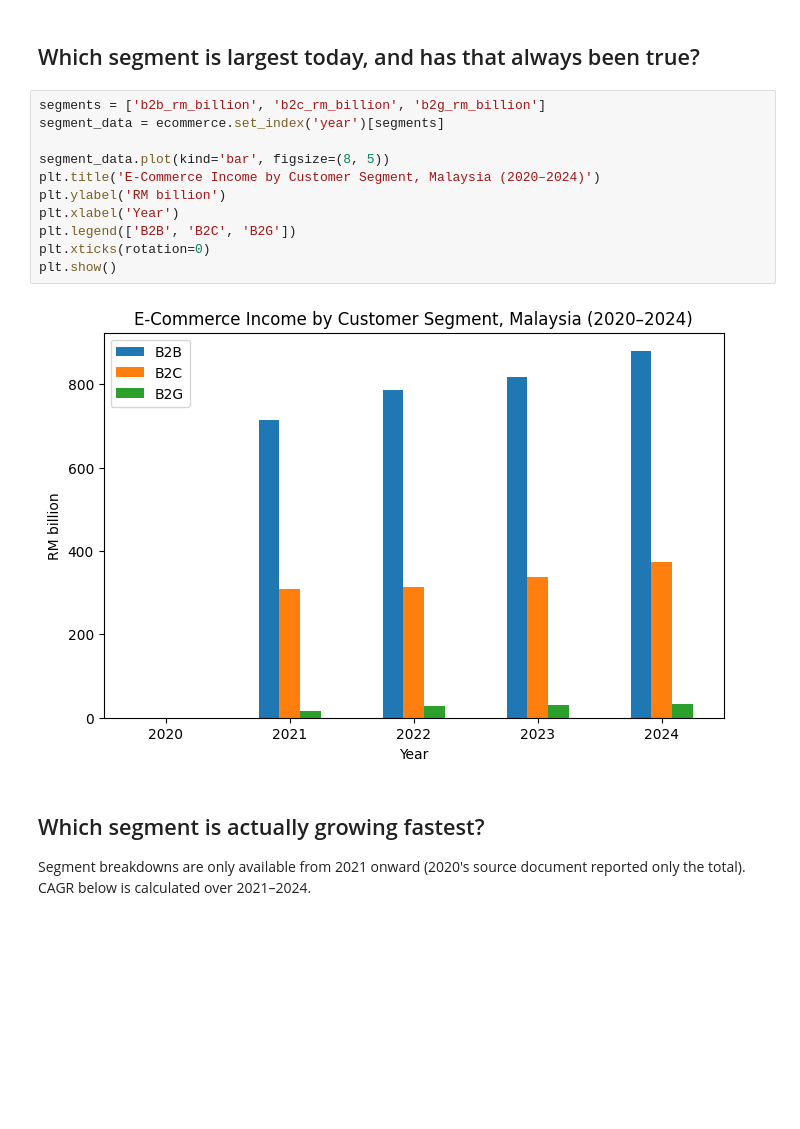
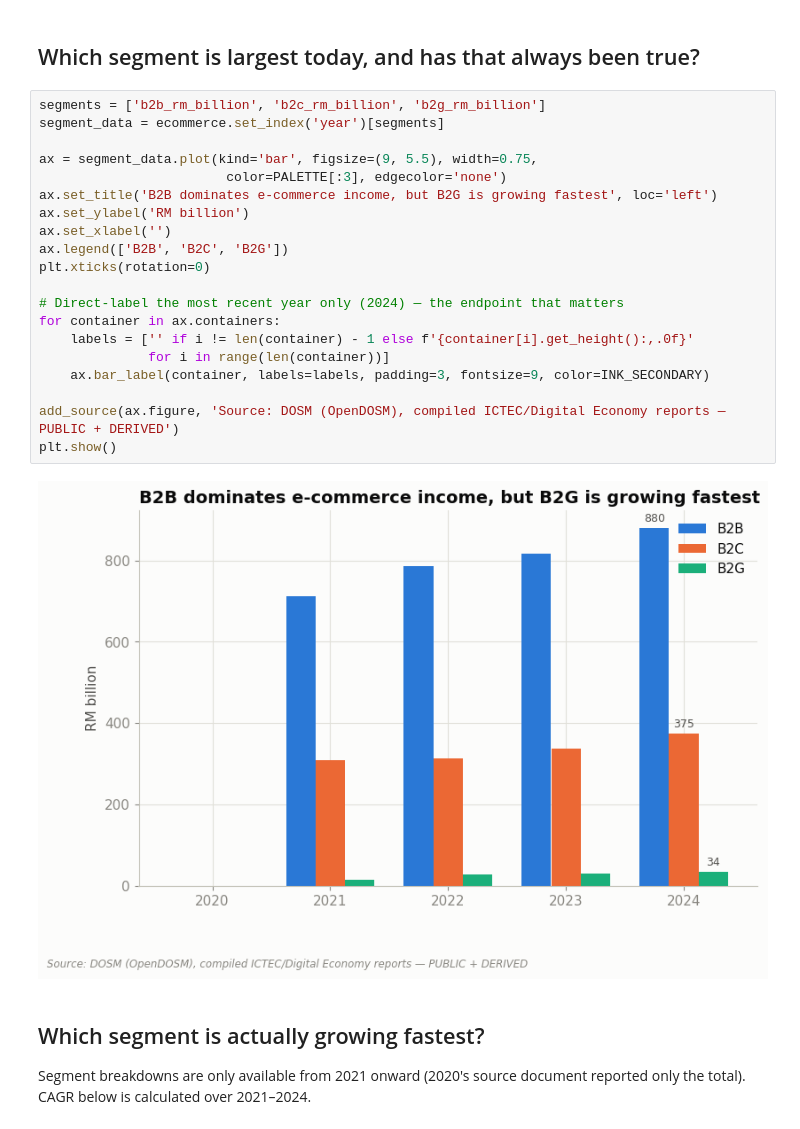
Before and after one commit to ooi-darren/malaysia-ecommerce-market-intelligence, a Jupyter notebook: notebooks/01-ecommerce-segment-growth-analysis.ipynb, the cells around one changed output. Saved outputs shown, nothing was run; the diff lists cells and outputs as text; blank space fills up the shorter version.

```diff
--- a/notebooks/01-ecommerce-segment-growth-analysis.ipynb
+++ b/notebooks/01-ecommerce-segment-growth-analysis.ipynb
@@ -31,16 +64,25 @@ ecommerce
 # %%
 segments = ['b2b_rm_billion', 'b2c_rm_billion', 'b2g_rm_billion']
 segment_data = ecommerce.set_index('year')[segments]
 
-segment_data.plot(kind='bar', figsize=(8, 5))
-plt.title('E-Commerce Income by Customer Segment, Malaysia (2020–2024)')
-plt.ylabel('RM billion')
-plt.xlabel('Year')
-plt.legend(['B2B', 'B2C', 'B2G'])
+ax = segment_data.plot(kind='bar', figsize=(9, 5.5), width=0.75,
+                        color=PALETTE[:3], edgecolor='none')
+ax.set_title('B2B dominates e-commerce income, but B2G is growing fastest', loc='left')
+ax.set_ylabel('RM billion')
+ax.set_xlabel('')
+ax.legend(['B2B', 'B2C', 'B2G'])
 plt.xticks(rotation=0)
+
+# Direct-label the most recent year only (2024) — the endpoint that matters
+for container in ax.containers:
+    labels = ['' if i != len(container) - 1 else f'{container[i].get_height():,.0f}'
+              for i in range(len(container))]
+    ax.bar_label(container, labels=labels, padding=3, fontsize=9, color=INK_SECONDARY)
+
+add_source(ax.figure, 'Source: DOSM (OpenDOSM), compiled ICTEC/Digital Economy reports — PUBLIC + DERIVED')
 plt.show()
 # %% [output]
-[figure, old version]
+[figure, new version]
 # %% [markdown]
 ## Which segment is actually growing fastest?
 
```
Also changed, not shown: parts of 1 cell of this notebook, 2 other files.
